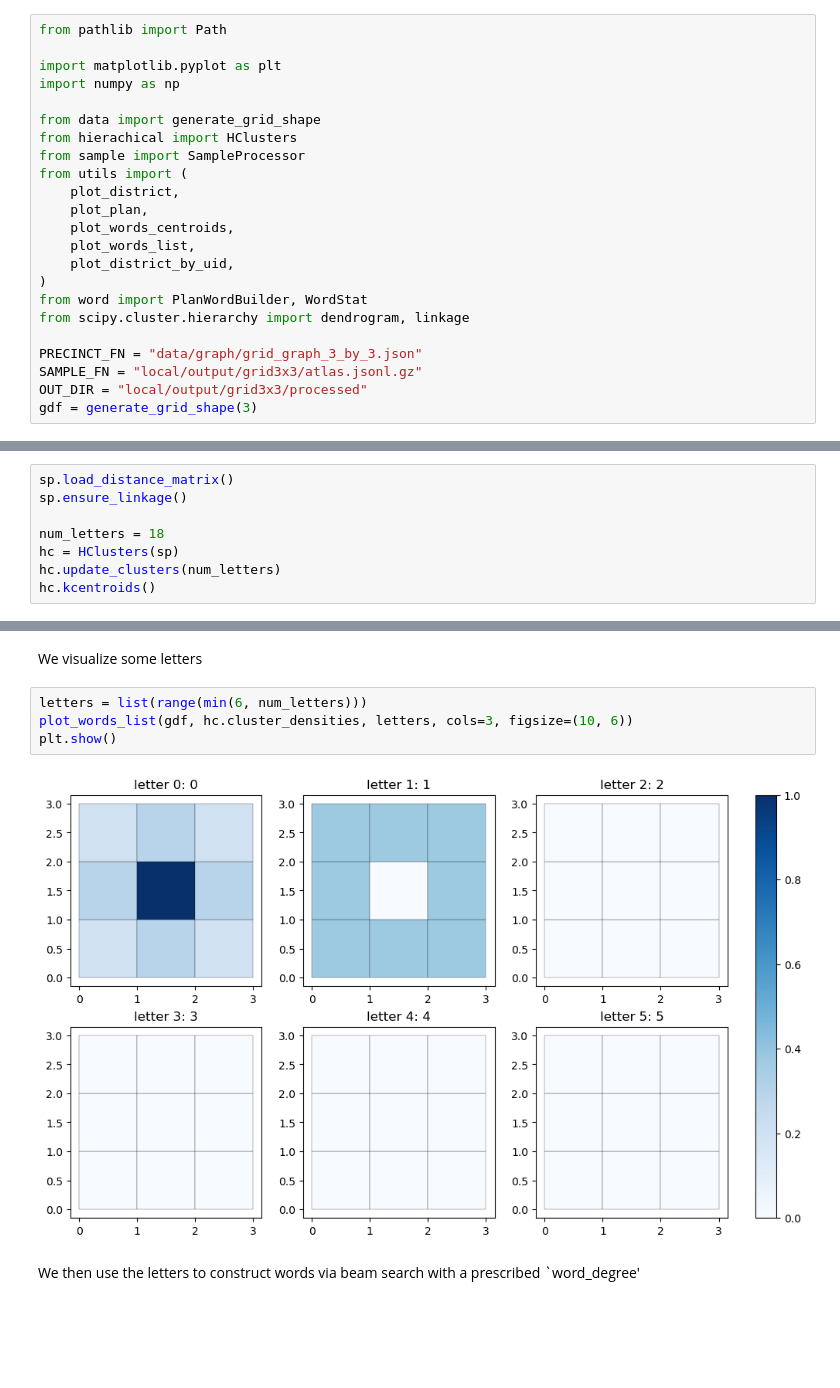
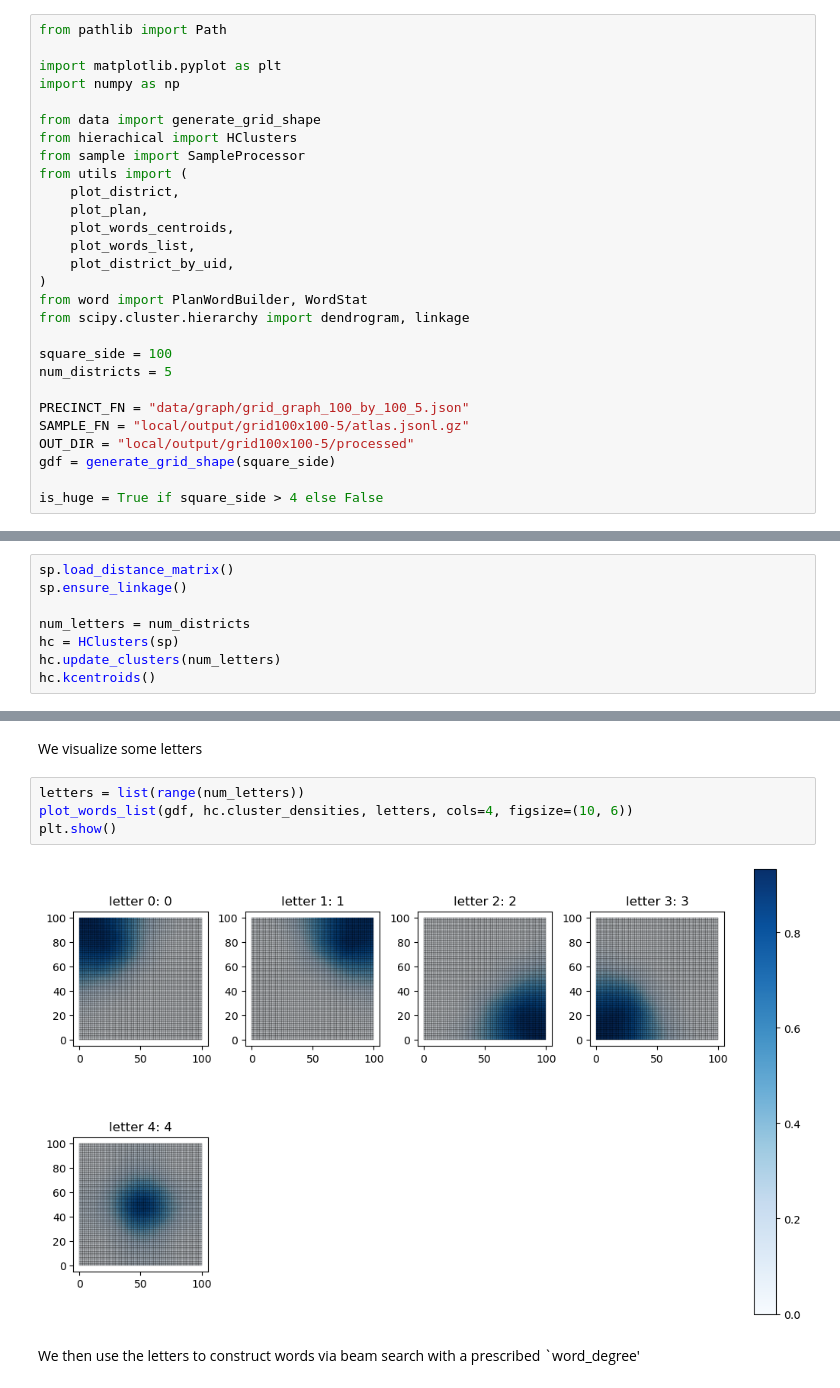
Before and after one commit to EdwardZhangYale/gmstrat, a Jupyter notebook: demo.ipynb, the cells around one changed output, grey strips where cells are left out. Cells and saved outputs as stored; diff of their text form; blank space fills up the shorter version.

```diff
--- a/demo.ipynb
+++ b/demo.ipynb
@@ -33,10 +33,15 @@ from utils import (
 from word import PlanWordBuilder, WordStat
 from scipy.cluster.hierarchy import dendrogram, linkage
 
-PRECINCT_FN = "data/graph/grid_graph_3_by_3.json"
-SAMPLE_FN = "local/output/grid3x3/atlas.jsonl.gz"
-OUT_DIR = "local/output/grid3x3/processed"
-gdf = generate_grid_shape(3)
+square_side = 100
+num_districts = 5
+
+PRECINCT_FN = "data/graph/grid_graph_100_by_100_5.json"
+SAMPLE_FN = "local/output/grid100x100-5/atlas.jsonl.gz"
+OUT_DIR = "local/output/grid100x100-5/processed"
+gdf = generate_grid_shape(square_side)
+
+is_huge = True if square_side > 4 else False
 # %%
 sp = SampleProcessor(PRECINCT_FN, OUT_DIR)
 # run this once to process samples and dump artifacts for future use
@@ -87,7 +92,7 @@ Next, we run hcc and infer clusters at a given number of letters.
 sp.load_distance_matrix()
 sp.ensure_linkage()
 
-num_letters = 18
+num_letters = num_districts
 hc = HClusters(sp)
 hc.update_clusters(num_letters)
 hc.kcentroids()
@@ -96,11 +101,11 @@ epoch 0: rel_improvement = 0.15384615384615385
 # %% [markdown]
 We visualize some letters
 # %%
-letters = list(range(min(6, num_letters)))
-plot_words_list(gdf, hc.cluster_densities, letters, cols=3, figsize=(10, 6))
+letters = list(range(num_letters))
+plot_words_list(gdf, hc.cluster_densities, letters, cols=4, figsize=(10, 6))
 plt.show()
 # %% [output]
-[figure, old version]
+[figure, new version]
 # %% [markdown]
 We then use the letters to construct words via beam search with a prescribed `word_degree'
 # %%
```
Also changed, not shown: parts of 12 cells of this notebook, 6 other files.
